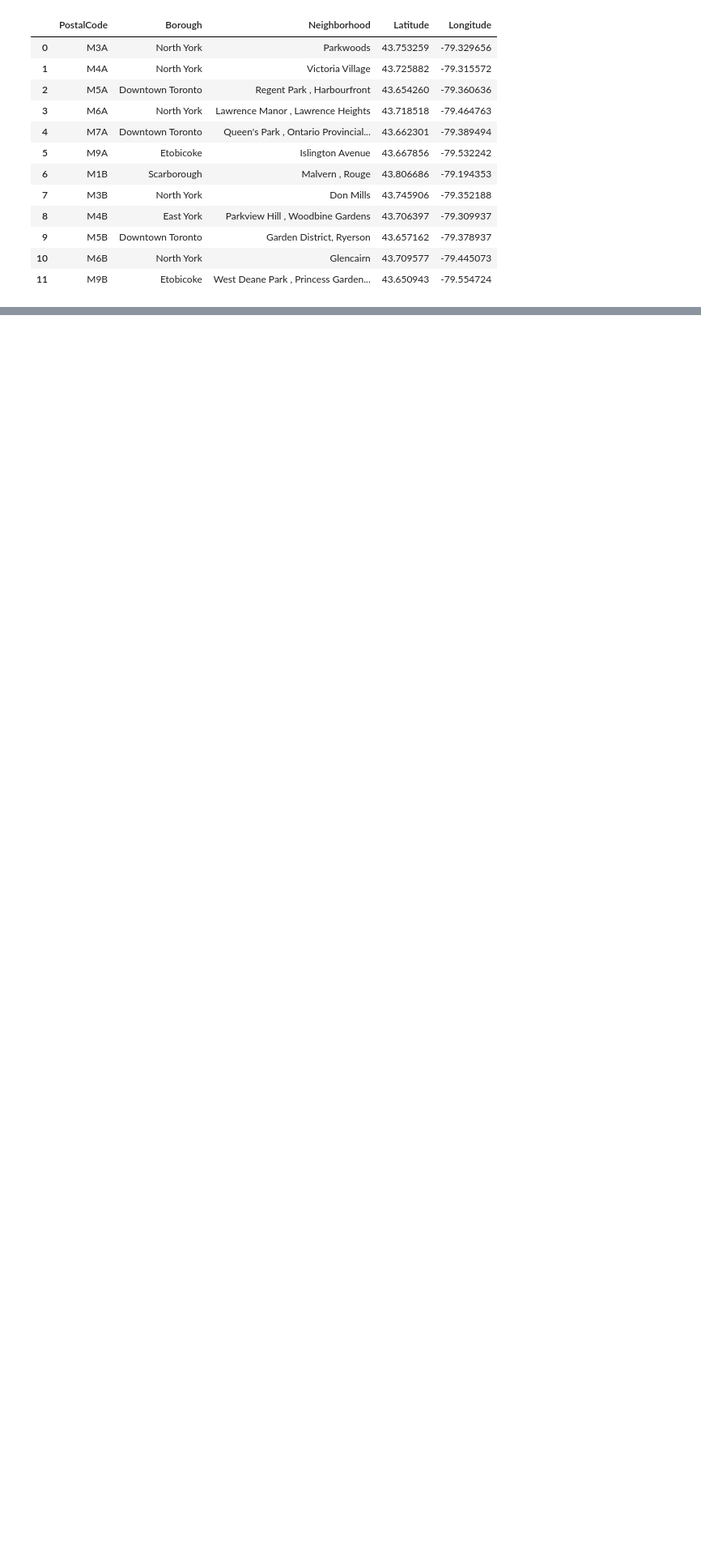
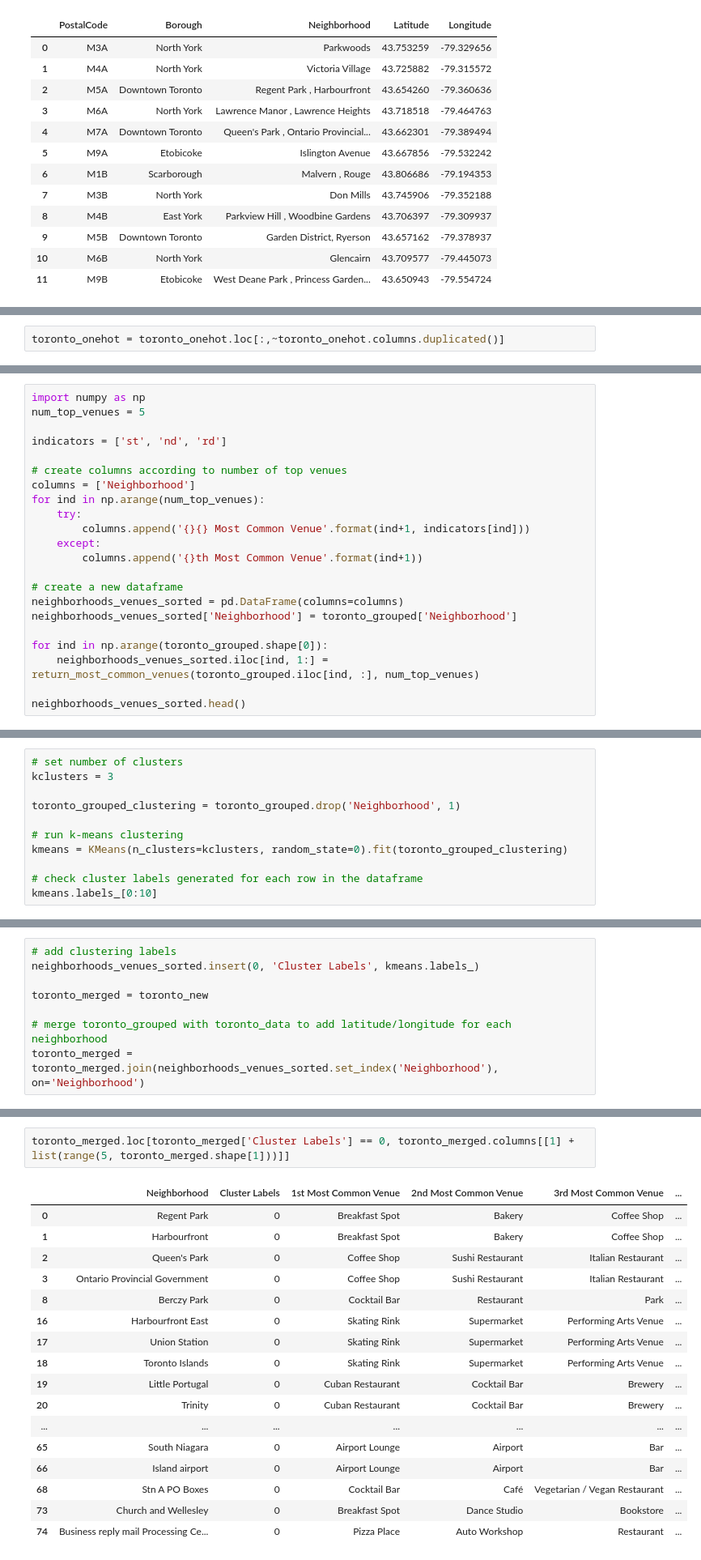
Before and after one commit to sarika1101/Coursera_Capstone, a Jupyter notebook: WEb scraping .ipynb, the cells around one changed output, grey strips where cells are left out. Shown: that part at 81% size. Cells and saved outputs as stored; diff of their text form; blank space fills up the shorter version.

Commit message:
Published from Watson Studio.

```diff
--- a/WEb scraping .ipynb
+++ b/WEb scraping .ipynb
@@ -248,0 +576,2 @@ df_merge.head(12)
+# %%
+toronto_onehot = toronto_onehot.loc[:,~toronto_onehot.columns.duplicated()]
@@ -248,0 +600,22 @@ df_merge.head(12)
+# %%
+import numpy as np
+num_top_venues = 5
+
+indicators = ['st', 'nd', 'rd']
+
+# create columns according to number of top venues
+columns = ['Neighborhood']
+for ind in np.arange(num_top_venues):
+    try:
+        columns.append('{}{} Most Common Venue'.format(ind+1, indicators[ind]))
+    except:
+        columns.append('{}th Most Common Venue'.format(ind+1))
+
+# create a new dataframe
+neighborhoods_venues_sorted = pd.DataFrame(columns=columns)
+neighborhoods_venues_sorted['Neighborhood'] = toronto_grouped['Neighborhood']
+
+for ind in np.arange(toronto_grouped.shape[0]):
+    neighborhoods_venues_sorted.iloc[ind, 1:] = return_most_common_venues(toronto_grouped.iloc[ind, :], num_top_venues)
+
+neighborhoods_venues_sorted.head()
@@ -248,0 +633,11 @@ df_merge.head(12)
+# %%
+# set number of clusters
+kclusters = 3
+
+toronto_grouped_clustering = toronto_grouped.drop('Neighborhood', 1)
+
+# run k-means clustering
+kmeans = KMeans(n_clusters=kclusters, random_state=0).fit(toronto_grouped_clustering)
+
+# check cluster labels generated for each row in the dataframe
+kmeans.labels_[0:10]
@@ -248,0 +646,8 @@ df_merge.head(12)
+# %%
+# add clustering labels
+neighborhoods_venues_sorted.insert(0, 'Cluster Labels', kmeans.labels_)
+
+toronto_merged = toronto_new
+
+# merge toronto_grouped with toronto_data to add latitude/longitude for each neighborhood
+toronto_merged = toronto_merged.join(neighborhoods_venues_sorted.set_index('Neighborhood'), on='Neighborhood')
@@ -248,0 +695,20 @@ df_merge.head(12)
+# %%
+toronto_merged.loc[toronto_merged['Cluster Labels'] == 0, toronto_merged.columns[[1] + list(range(5, toronto_merged.shape[1]))]]
+# %% [output]
+|  | Neighborhood | Cluster Labels | 1st Most Common Venue | 2nd Most Common Venue | 3rd Most Common Venue | ... |
+| 0 | Regent Park | 0 | Breakfast Spot | Bakery | Coffee Shop | ... |
+| 1 | Harbourfront | 0 | Breakfast Spot | Bakery | Coffee Shop | ... |
+| 2 | Queen's Park | 0 | Coffee Shop | Sushi Restaurant | Italian Restaurant | ... |
+| 3 | Ontario Provincial Government | 0 | Coffee Shop | Sushi Restaurant | Italian Restaurant | ... |
+| 8 | Berczy Park | 0 | Cocktail Bar | Restaurant | Park | ... |
+| 16 | Harbourfront East | 0 | Skating Rink | Supermarket | Performing Arts Venue | ... |
+| 17 | Union Station | 0 | Skating Rink | Supermarket | Performing Arts Venue | ... |
+| 18 | Toronto Islands | 0 | Skating Rink | Supermarket | Performing Arts Venue | ... |
+| 19 | Little Portugal | 0 | Cuban Restaurant | Cocktail Bar | Brewery | ... |
+| 20 | Trinity | 0 | Cuban Restaurant | Cocktail Bar | Brewery | ... |
+| ... | ... | ... | ... | ... | ... | ... |
+| 65 | South Niagara | 0 | Airport Lounge | Airport | Bar | ... |
+| 66 | Island airport | 0 | Airport Lounge | Airport | Bar | ... |
+| 68 | Stn A PO Boxes | 0 | Cocktail Bar | Café | Vegetarian / Vegan Restaurant | ... |
+| 73 | Church and Wellesley | 0 | Breakfast Spot | Dance Studio | Bookstore | ... |
+| 74 | Business reply mail Processing Ce... | 0 | Pizza Place | Auto Workshop | Restaurant | ... |
```
Also changed, not shown: parts of 58 cells of this notebook.
